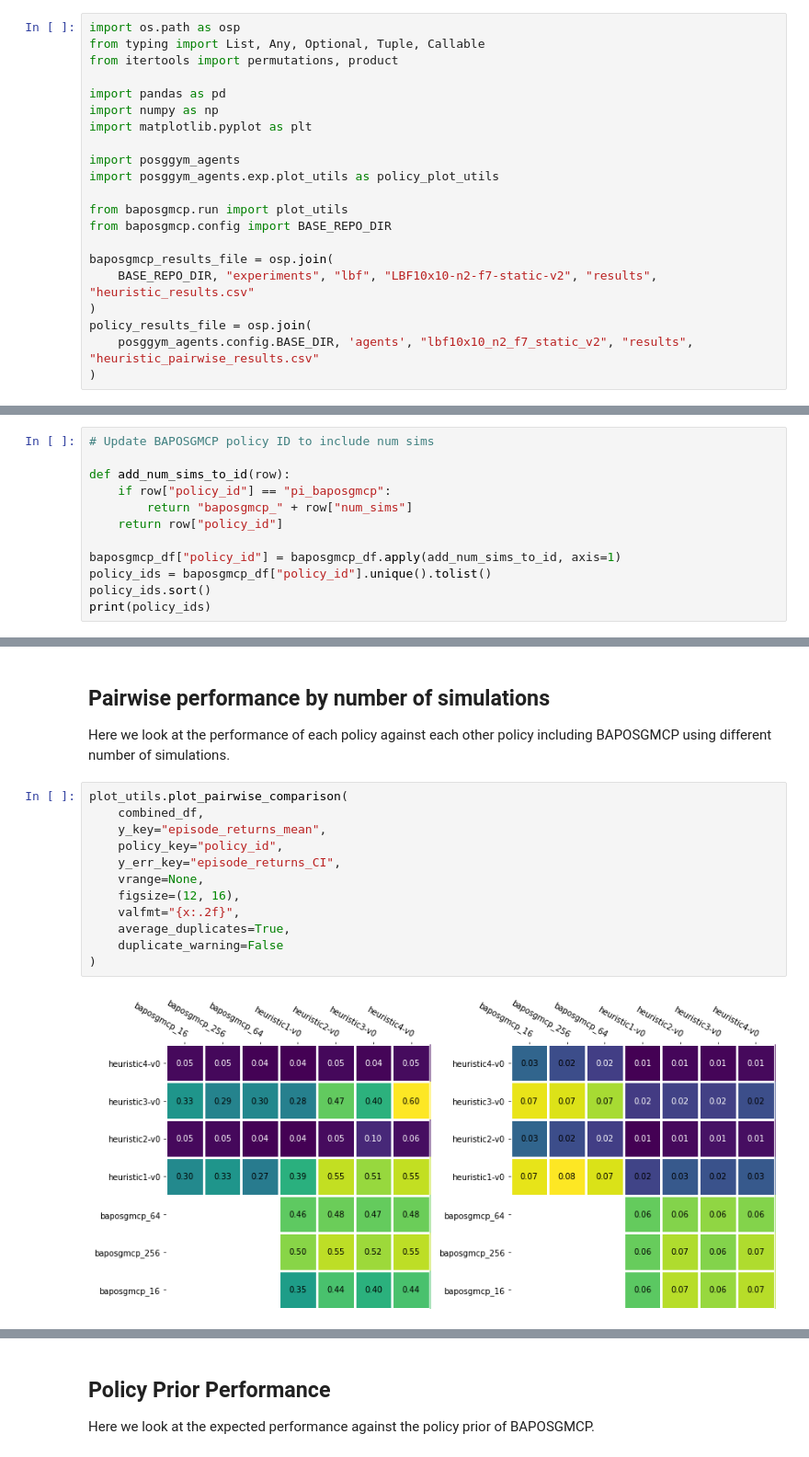
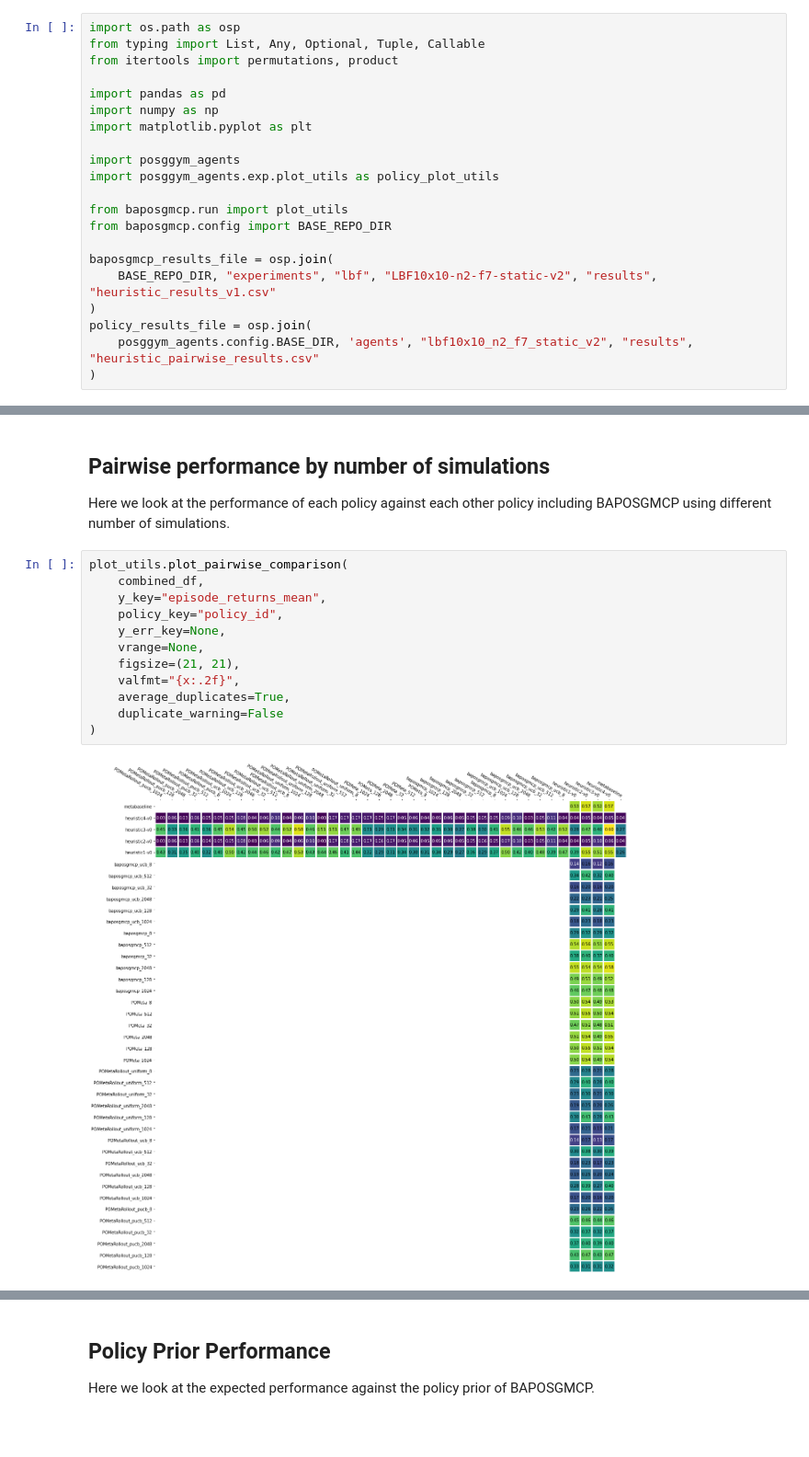
Before and after one commit to Jjschwartz/potmmcp, a Jupyter notebook: experiments/lbf/LBF10x10-n2-f7-static-v2/heuristic_analysis.ipynb, the cells around one changed output, grey strips where cells are left out. Shown at 92% size. Drawn from its saved outputs; the diff is of its cells as text; blank space fills up the shorter version.

Commit message:
added LBF heuristic V1 experiments and results

```diff
--- a/experiments/lbf/LBF10x10-n2-f7-static-v2/heuristic_analysis.ipynb
+++ b/experiments/lbf/LBF10x10-n2-f7-static-v2/heuristic_analysis.ipynb
@@ -16,7 +16,7 @@ from baposgmcp.run import plot_utils
 from baposgmcp.config import BASE_REPO_DIR
 
 baposgmcp_results_file = osp.join(
-    BASE_REPO_DIR, "experiments", "lbf", "LBF10x10-n2-f7-static-v2", "results", "heuristic_results.csv"
+    BASE_REPO_DIR, "experiments", "lbf", "LBF10x10-n2-f7-static-v2", "results", "heuristic_results_v1.csv"
 )
 policy_results_file = osp.join(
     posggym_agents.config.BASE_DIR, 'agents', "lbf10x10_n2_f7_static_v2", "results", "heuristic_pairwise_results.csv"
@@ -67,12 +71,0 @@ prop_NA
-# %%
-# Update BAPOSGMCP policy ID to include num sims
-
-def add_num_sims_to_id(row):
-    if row["policy_id"] == "pi_baposgmcp":
-        return "baposgmcp_" + row["num_sims"]
-    return row["policy_id"]
-
-baposgmcp_df["policy_id"] = baposgmcp_df.apply(add_num_sims_to_id, axis=1)
-policy_ids = baposgmcp_df["policy_id"].unique().tolist()
-policy_ids.sort()
-print(policy_ids)
@@ -122,14 +118,14 @@ Here we look at the performance of each policy against each other policy includi
 # %%
 plot_utils.plot_pairwise_comparison(
     combined_df,
     y_key="episode_returns_mean",
     policy_key="policy_id",
-    y_err_key="episode_returns_CI",
+    y_err_key=None,
     vrange=None,
-    figsize=(12, 16),
+    figsize=(21, 21),
     valfmt="{x:.2f}",
     average_duplicates=True,
     duplicate_warning=False
 )
 # %% [output]
-[figure, old version]
+[figure, new version]
```
Also changed, not shown: parts of 10 cells of this notebook, 6 other files.
